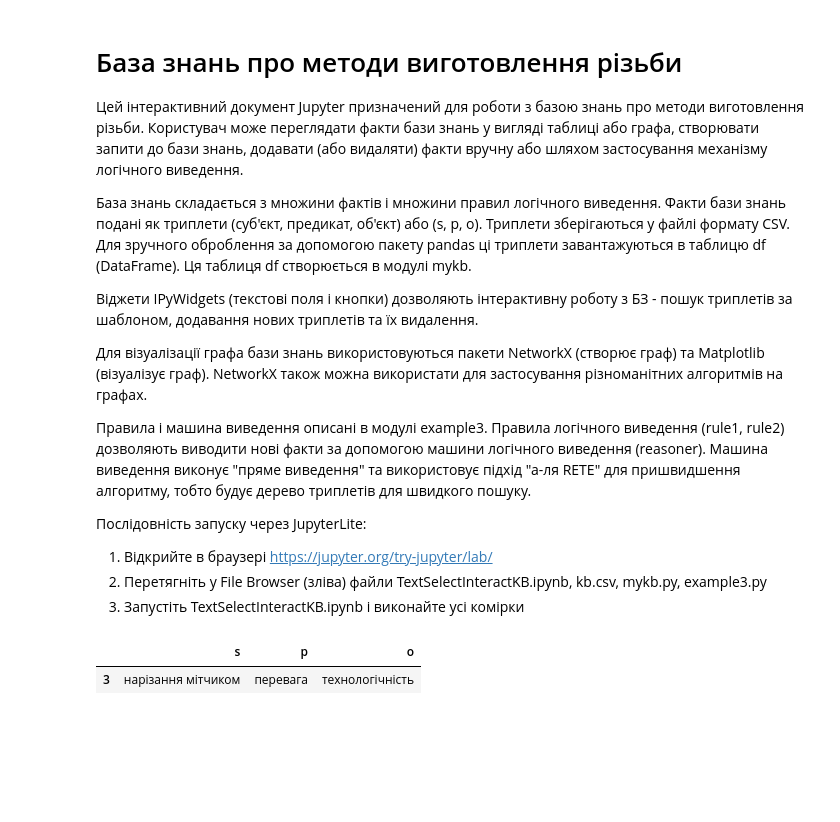
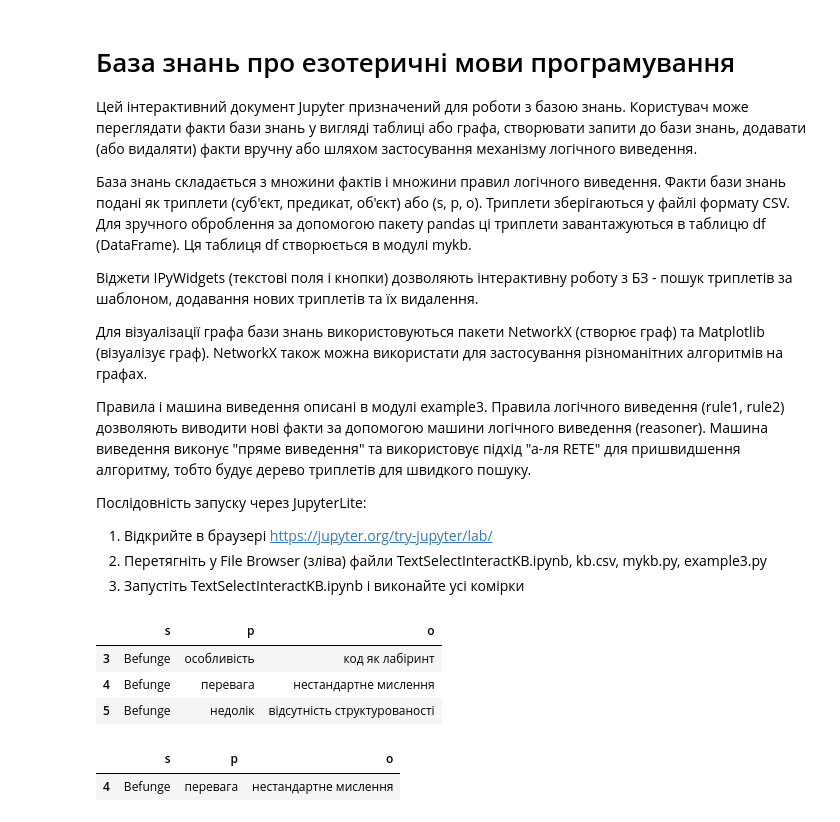
Before and after one commit to vlad-ipm242/ThreadES, a Jupyter notebook: TextSelectInteractKB.ipynb, the cells around one changed output. Cells and saved outputs as stored; diff of their text form; code cells hidden in the pictures; blank space fills up the shorter version.

```diff
--- a/TextSelectInteractKB.ipynb
+++ b/TextSelectInteractKB.ipynb
@@ -1,6 +1,7 @@
 # %% [markdown]
-# База знань про методи виготовлення різьби
-Цей інтерактивний документ Jupyter призначений для роботи з базою знань про методи виготовлення різьби. Користувач може переглядати факти бази знань у вигляді таблиці або графа, створювати запити до бази знань, додавати (або видаляти) факти вручну або шляхом застосування механізму логічного виведення.
+# База знань про езотеричні мови програмування
+
+Цей інтерактивний документ Jupyter призначений для роботи з базою знань. Користувач може переглядати факти бази знань у вигляді таблиці або графа, створювати запити до бази знань, додавати (або видаляти) факти вручну або шляхом застосування механізму логічного виведення.
 
 База знань складається з множини фактів і множини правил логічного виведення. Факти бази знань подані як триплети (суб'єкт, предикат, об'єкт) або (s, p, o). Триплети зберігаються у файлі формату CSV. Для зручного оброблення за допомогою пакету pandas ці триплети завантажуються в таблицю df (DataFrame). Ця таблиця df створюється в модулі mykb.
 
@@ -31,8 +27,21 @@ sys.path.append(".")
 from mykb import df
+# %%
+# приклад запиту до бази знань:
+# вивести таблицю усіх фактів (s, p, o), де s містить "Befunge"
+df[
+    df["s"].str.contains("Befunge")
+]
+# %% [output]
+|  | s | p | o |
+| 3 | Befunge | особливість | код як лабіринт |
+| 4 | Befunge | перевага | нестандартне мислення |
+| 5 | Befunge | недолік | відсутність структурованості |
 # %%
-# приклад запиту до бази знань:
-# вивести таблицю усіх фактів (s, p, o), де s містить "різ" і p містить "перевага"
-df[df["s"].str.contains("різ")][df["p"].str.contains("перевага")]
+# вивести таблицю усіх фактів (s, p, o), де s містить "Befunge" і p містить "перевага"
+df[
+    df["s"].str.contains("Befunge") &
+    df["p"].str.contains("перевага")
+]
 # %% [output]
 |  | s | p | o |
-| 3 | нарізання мітчиком | перевага | технологічність |
+| 4 | Befunge | перевага | нестандартне мислення |
```
Also changed, not shown: parts of 15 cells of this notebook, 2 other files.
